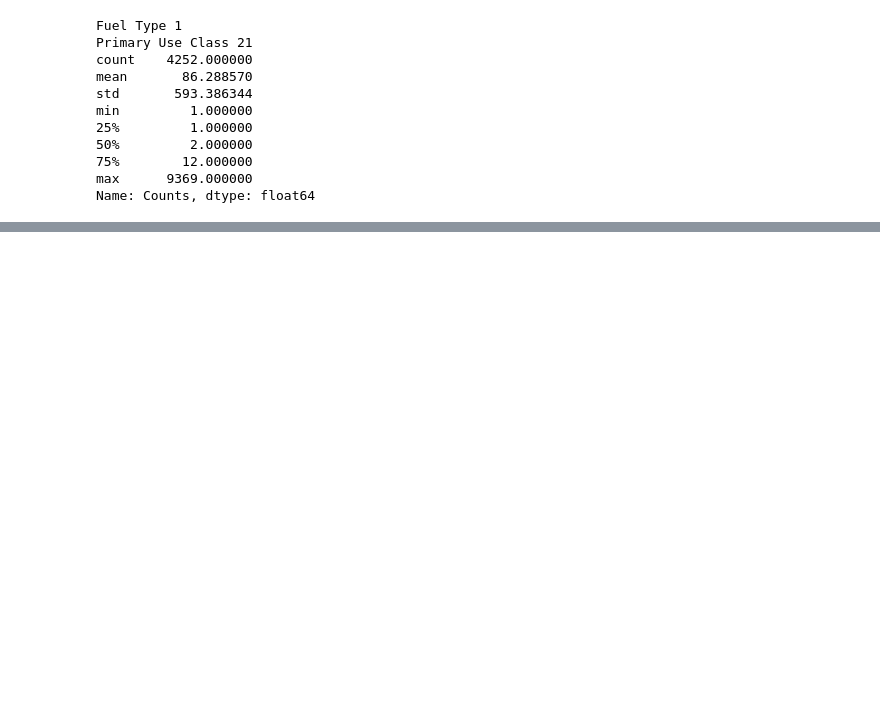
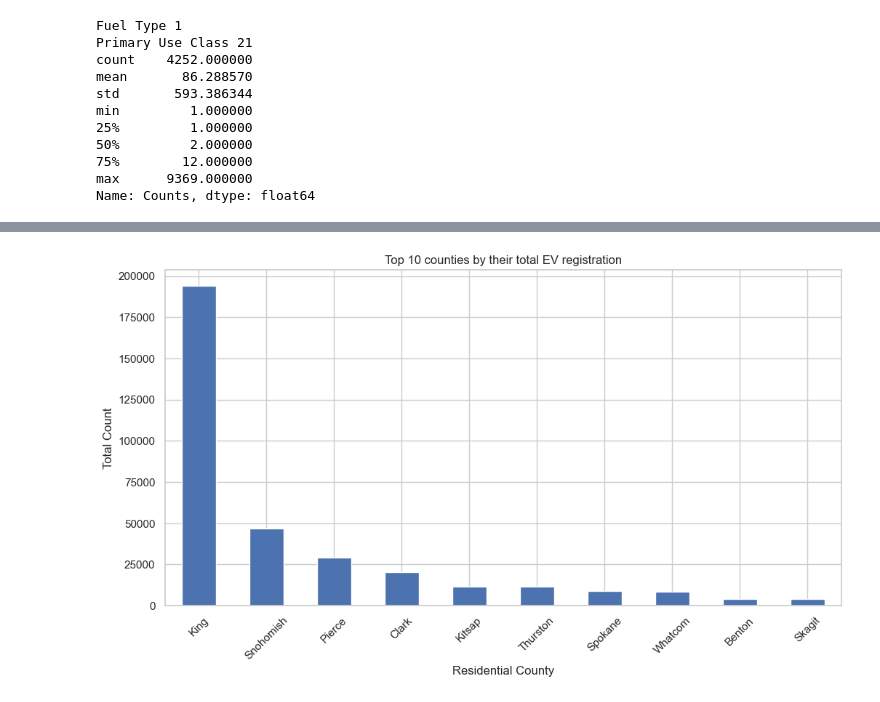
Before and after one commit to x23364394/Environmenatal_impact_of_EV_adoption, a Jupyter notebook: ev_pipeline_2024.ipynb, the cells around one changed output, grey strips where cells are left out. Cells and saved outputs as stored; diff of their text form; code cells hidden in the pictures; blank space fills up the shorter version.

```diff
--- a/ev_pipeline_2024.ipynb
+++ b/ev_pipeline_2024.ipynb
@@ -234,0 +270,11 @@ Name: Counts, dtype: float64
+# %%
+tc=df.groupby('Residential County')['Counts'].sum().sort_values(ascending=False).head(10)
+plt.figure()
+tc.plot(kind='bar')
+plt.title('Top 10 counties by their total EV registration')
+plt.xlabel('Residential County')
+plt.ylabel('Total Count')
+plt.xticks(rotation=45)
+plt.show()
+# %% [output]
+[figure, added]
```
Also changed, not shown: parts of 4 cells of this notebook.
